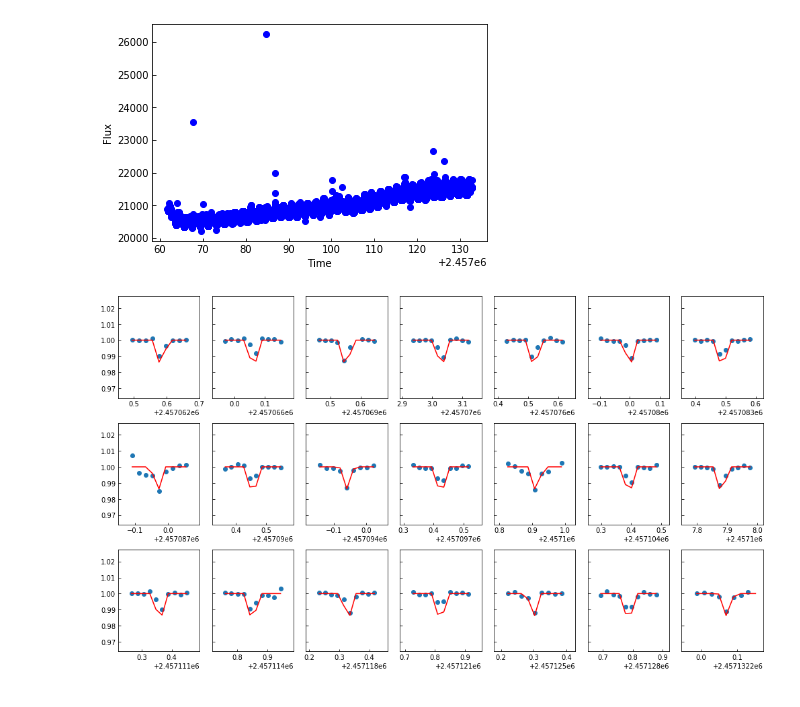
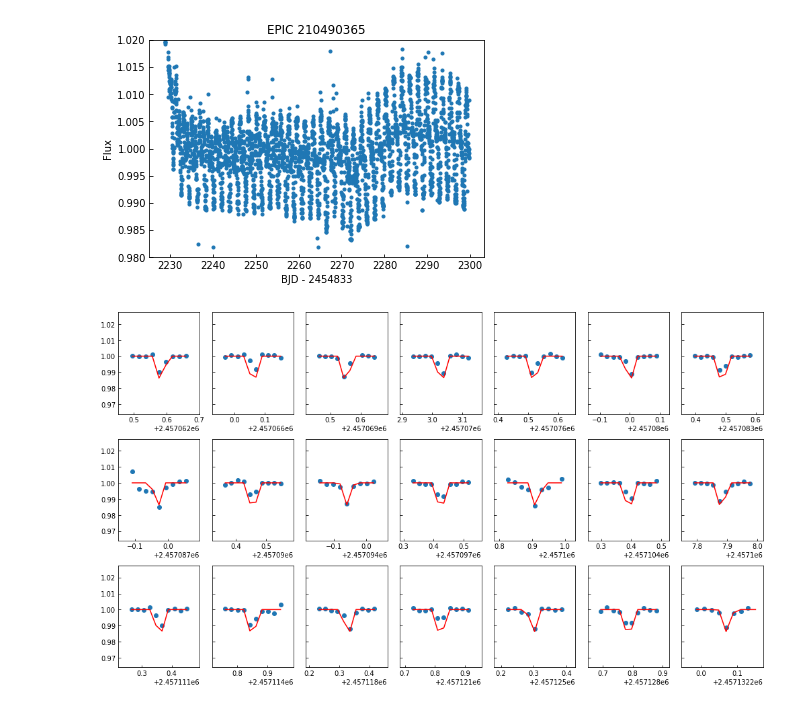
Before and after one commit to bmorris3/zeitsprung, a Jupyter notebook: 210490365.ipynb, the cells around one changed output. Cells and saved outputs as stored; diff of their text form; code cells hidden in the pictures.

```diff
--- a/210490365.ipynb
+++ b/210490365.ipynb
@@ -30,15 +30,24 @@ params.limb_dark = 'quadratic'
 params.u = [0.65, 0.10]
 params.p0 = params.rp
 params.p1 = params.rp
-# %%
-from toolkit import LightCurve
-
-t, f = np.load('data/210490365.npy')
-
-lc = LightCurve(t + 2454833, f)
-lc.plot()
-# %% [output]
-[figure, removed]
+# %%
+from toolkit import LightCurve
+
+t, f = np.load('data/210490365.npy')
+
+not_nan = ~np.isnan(f)
+poly = np.polyfit(t[not_nan], f[not_nan], 1)
+fit = np.polyval(poly, t)
+
+lc = LightCurve(t + 2454833, f)
+plt.scatter(lc.times.jd - 2454833, lc.fluxes/fit, marker='.')
+plt.ylim([0.98, 1.02])
+plt.xlabel('BJD - 2454833')
+plt.ylabel('Flux')
+plt.title('EPIC 210490365')
+plt.savefig('plots/210490365.pdf', bbox_inches='tight')
+# %% [output]
+[figure, added]
 # %%
 mask_oot = lc.mask_out_of_transit(params, oot_duration_fraction=2.5)
 transits = LightCurve(**mask_oot).get_transit_light_curves(params)
```
Also changed, not shown: parts of 1 cell of this notebook, 4 other files.
